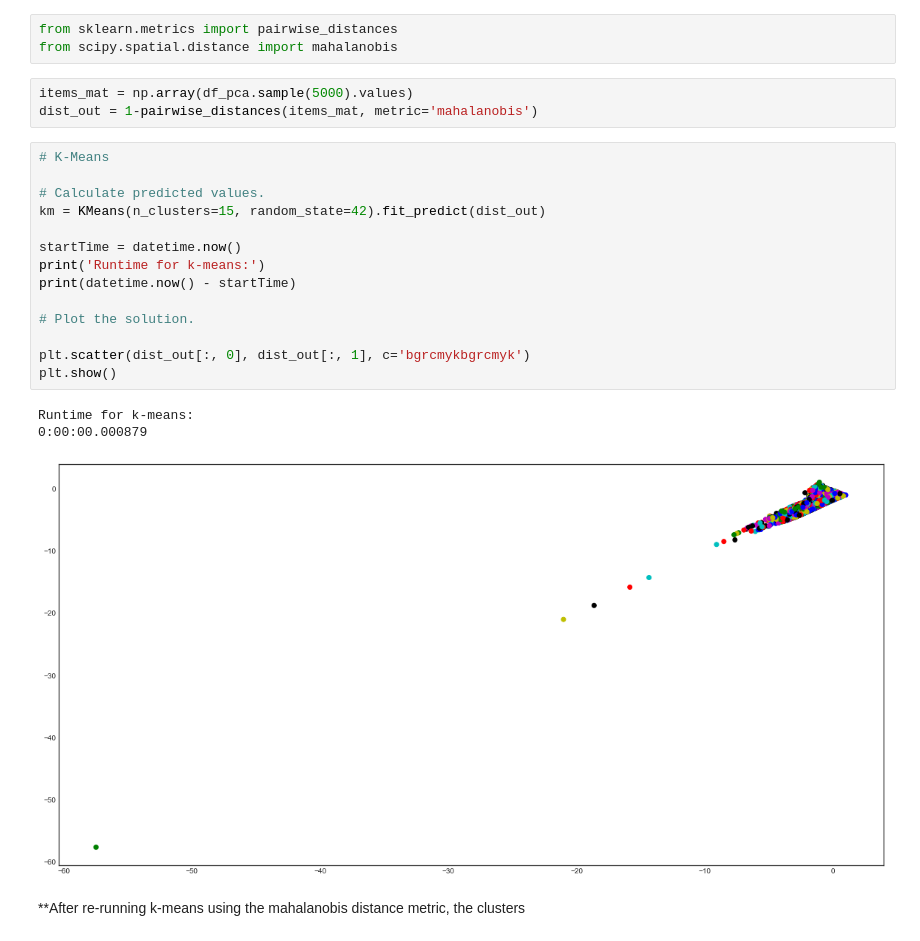
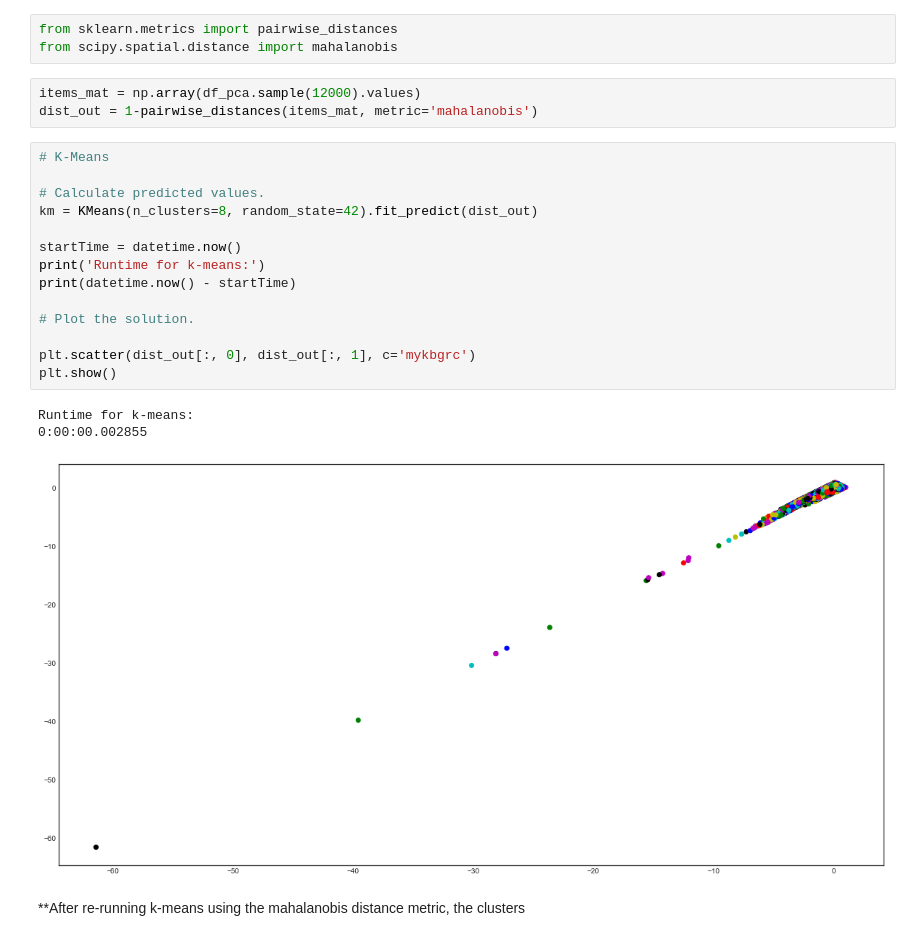
Before and after one commit to milabknowin/Thinkful, a Jupyter notebook: Unsupervised_Learning/Clusters/Boston_Marathon_Challenge.ipynb, the cells around one changed output. Saved outputs shown, nothing was run; the diff lists cells and outputs as text.

```diff
--- a/Unsupervised_Learning/Clusters/Boston_Marathon_Challenge.ipynb
+++ b/Unsupervised_Learning/Clusters/Boston_Marathon_Challenge.ipynb
@@ -485,26 +485,26 @@ row_0
 from sklearn.metrics import pairwise_distances
 from scipy.spatial.distance import mahalanobis
 # %%
-items_mat = np.array(df_pca.sample(5000).values)
+items_mat = np.array(df_pca.sample(12000).values)
 dist_out = 1-pairwise_distances(items_mat, metric='mahalanobis')
 # %%
 # K-Means
 
 # Calculate predicted values.
-km = KMeans(n_clusters=15, random_state=42).fit_predict(dist_out)
+km = KMeans(n_clusters=8, random_state=42).fit_predict(dist_out)
 
 startTime = datetime.now()
 print('Runtime for k-means:')
 print(datetime.now() - startTime)
 
 # Plot the solution.
 
-plt.scatter(dist_out[:, 0], dist_out[:, 1], c='bgrcmykbgrcmyk')
+plt.scatter(dist_out[:, 0], dist_out[:, 1], c='mykbgrc')
 plt.show()
 # %% [output]
 Runtime for k-means:
-0:00:00.000879
+0:00:00.002855
-[figure, old version]
+[figure, new version]
 # %% [markdown]
 **After re-running k-means using the mahalanobis distance metric, the clusters
 # %%
```
Also changed, not shown: parts of 19 cells of this notebook.
